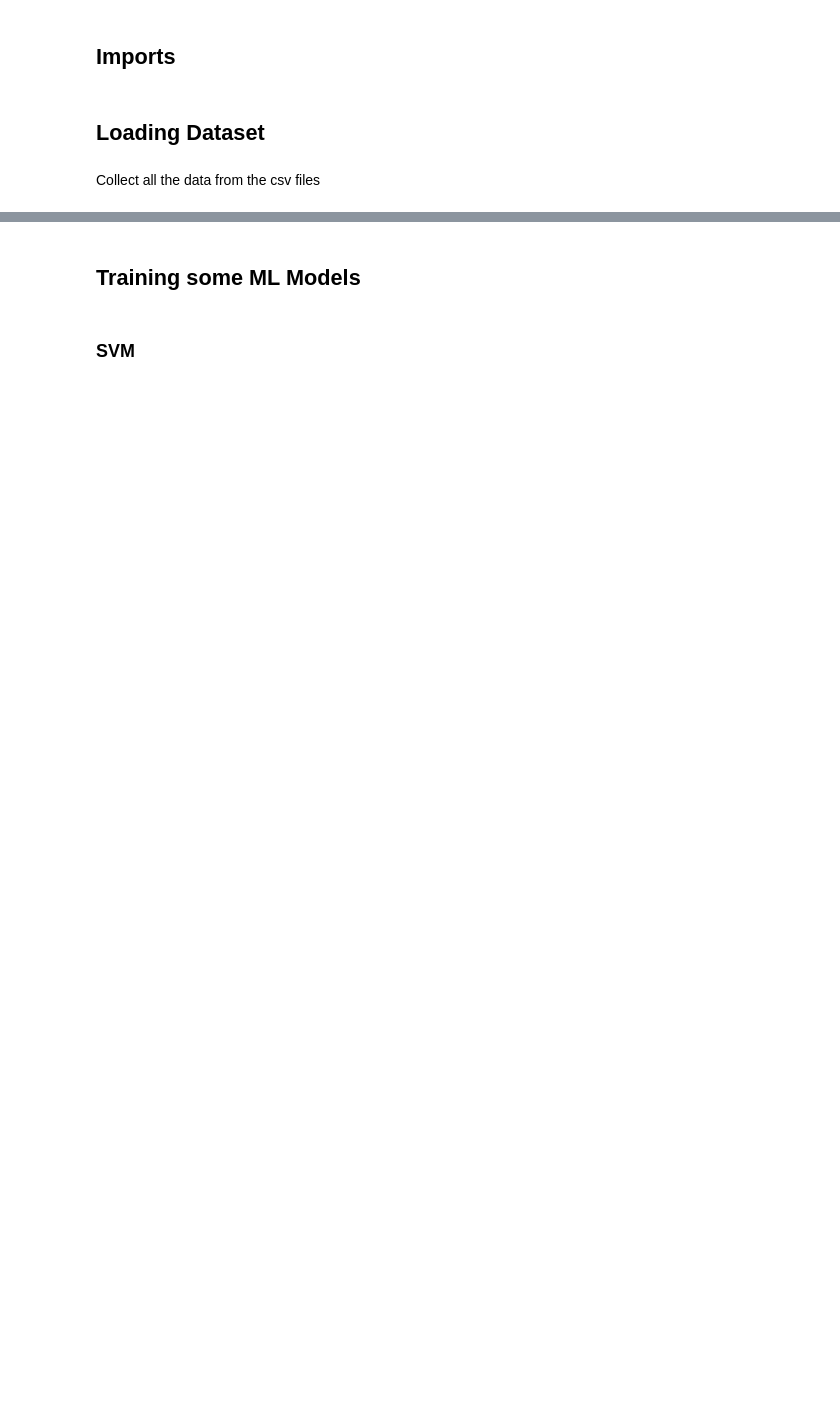
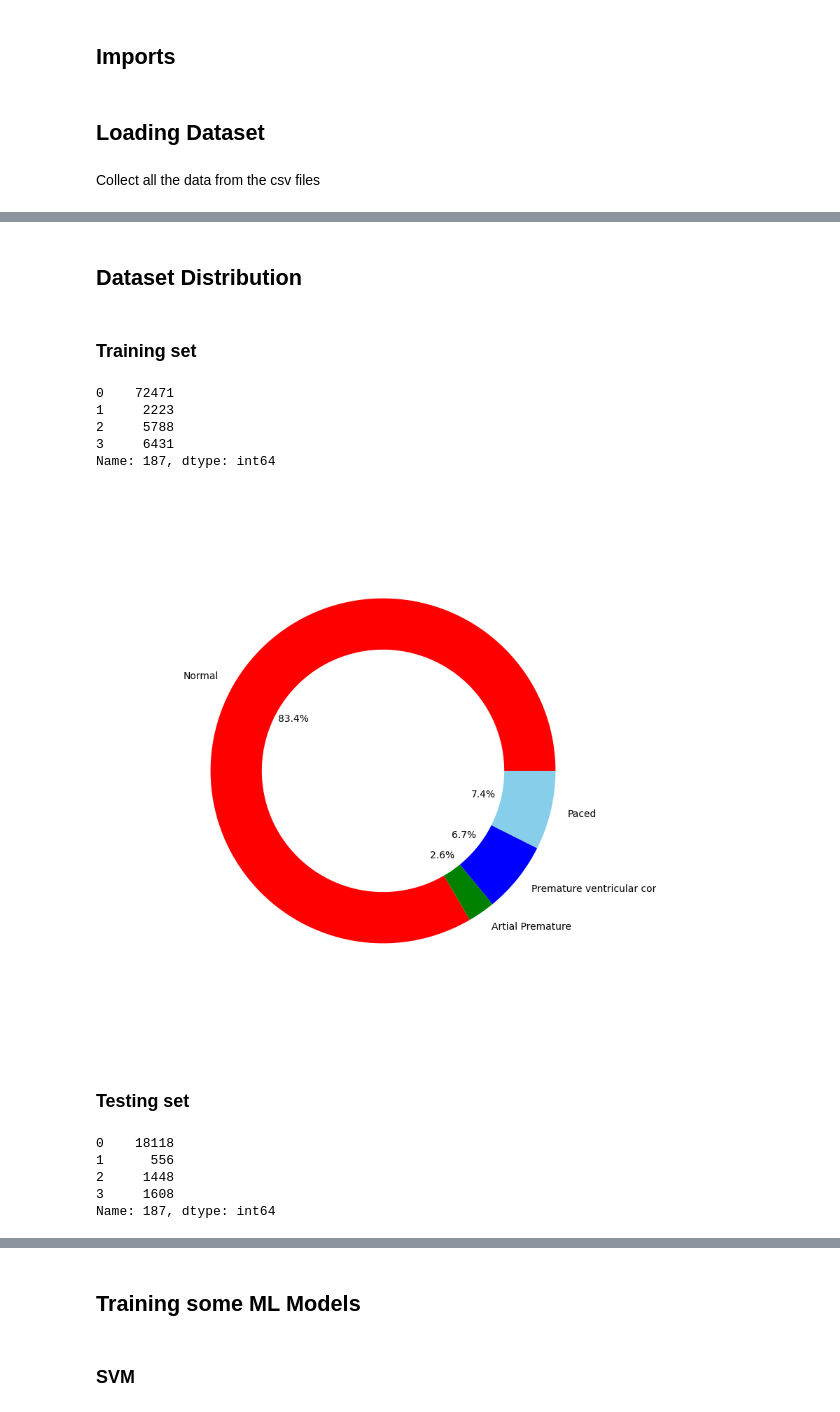
Before and after one commit to JespervanGils/DL-Project-ECG, a Jupyter notebook: DL_Project_ECG_MIT-BIH_Iteration_1.ipynb, the cells around one changed output, grey strips where cells are left out. Drawn from its saved outputs; the diff is of its cells as text; code cells hidden in the pictures; blank space fills up the shorter version.

```diff
--- a/DL_Project_ECG_MIT-BIH_Iteration_1.ipynb
+++ b/DL_Project_ECG_MIT-BIH_Iteration_1.ipynb
@@ -33,3 +37,11 @@ test_df=combine_csv_files_to_df('./Dataset_mitbih/Testing/')
+# %%
+train_df = train_df[train_df[187] != 3]
+test_df = test_df[test_df[187] != 3]
+full_df = full_df[full_df[187] != 3]
+
+train_df.loc[train_df[187] == 4, 187] = 3
+test_df.loc[test_df[187] == 4, 187] = 3
+full_df.loc[full_df[187] == 4, 187] = 3
 # %%
 train_df
 # %% [output]
@@ -449,0 +81,3 @@ pairplot_pca(np_tsne, pca_data)
+# %%
+labels = ['Normal', 'Artial Premature', 'Premature ventricular contraction', 'Paced']
+labels_short =  ["N","S","V","Q"]
@@ -449,0 +173,36 @@ pairplot_pca(np_tsne, pca_data)
+# %% [markdown]
+## Dataset Distribution
+# %% [markdown]
+### Training set
+# %%
+train_df[187]=train_df[187].astype(int)
+equilibre_train=train_df[187].value_counts(sort=False)
+print(equilibre_train)
+# %% [output]
+0    72471
+1     2223
+2     5788
+3     6431
+Name: 187, dtype: int64
+# %%
+plt.figure(figsize=(8,8))
+my_circle=plt.Circle( (0,0), 0.7, color='white')
+plt.pie(equilibre_train, labels= labels
+        , colors=['red','green','blue','skyblue','orange'],autopct='%1.1f%%')
+p=plt.gcf()
+p.gca().add_artist(my_circle)
+plt.show()
+# %% [output]
+[figure, added]
+# %% [markdown]
+### Testing set
+# %%
+test_df[187]=test_df[187].astype(int)
+equilibre_test=test_df[187].value_counts(sort=False)
+print(equilibre_test)
+# %% [output]
+0    18118
+1      556
+2     1448
+3     1608
+Name: 187, dtype: int64
```
Also changed, not shown: parts of 91 cells of this notebook, 2 other files.
